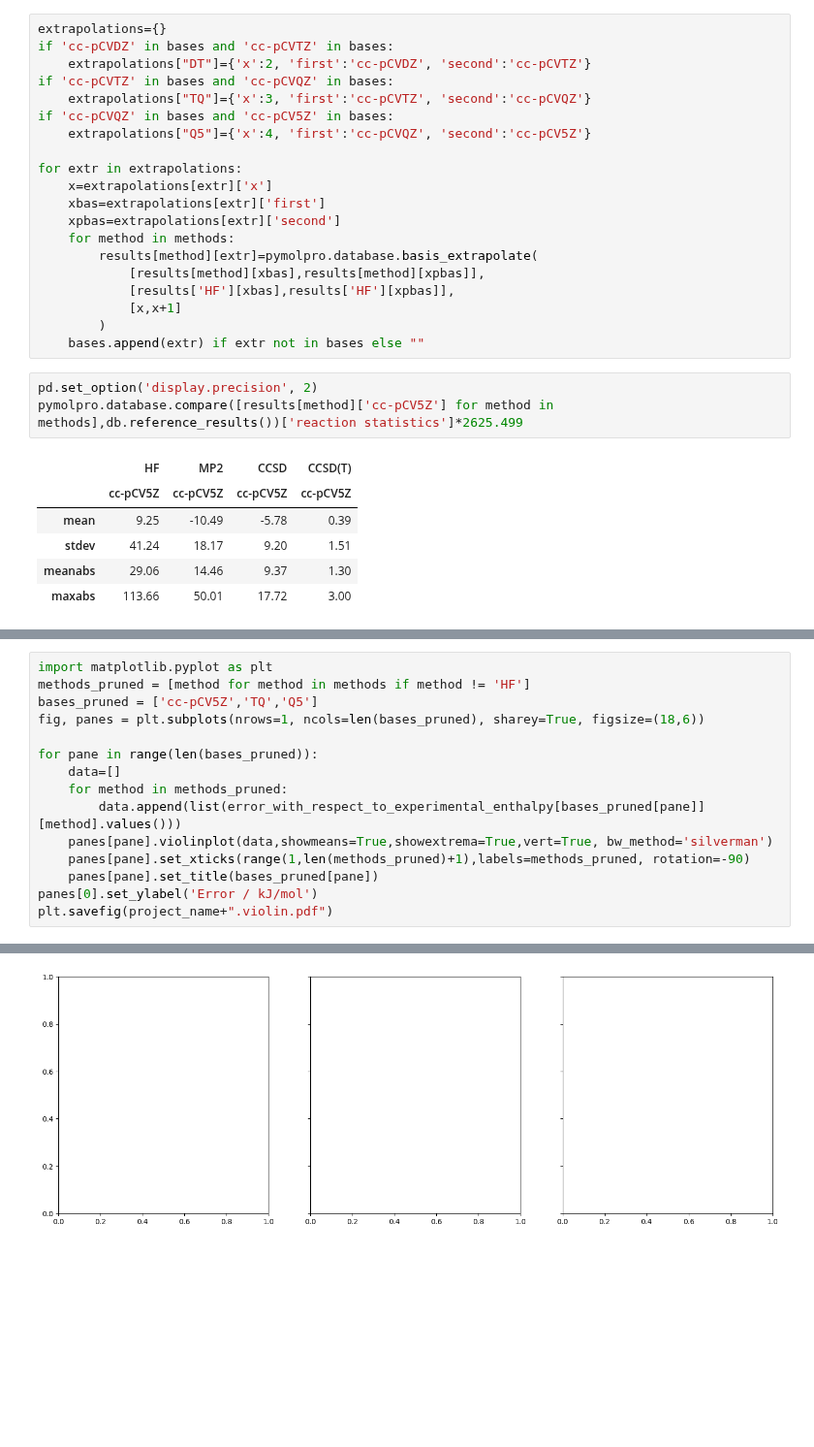
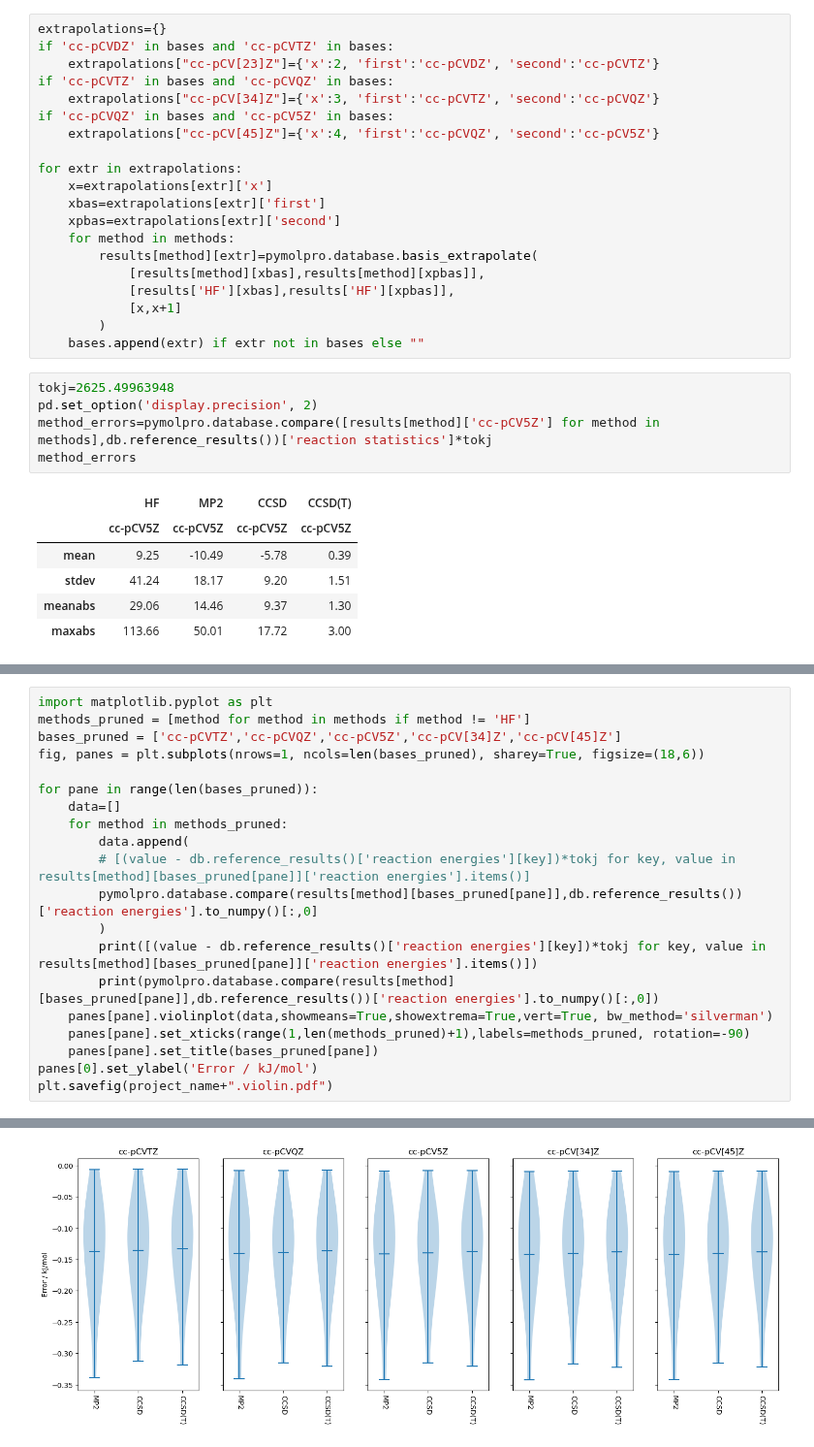
Before and after one commit to molpro/pymolpro, a Jupyter notebook: docs/source/examples/thermochemical_benchmark_for_methods.ipynb, the cells around one changed output, grey strips where cells are left out. Shown at 97% size. Saved outputs shown, nothing was run; the diff lists cells and outputs as text; blank space fills up the shorter version.

```diff
--- a/docs/source/examples/thermochemical_benchmark_for_methods.ipynb
+++ b/docs/source/examples/thermochemical_benchmark_for_methods.ipynb
@@ -27,11 +27,11 @@ for method in methods:
 # %%
 extrapolations={}
 if 'cc-pCVDZ' in bases and 'cc-pCVTZ' in bases:
-    extrapolations["DT"]={'x':2, 'first':'cc-pCVDZ', 'second':'cc-pCVTZ'}
+    extrapolations["cc-pCV[23]Z"]={'x':2, 'first':'cc-pCVDZ', 'second':'cc-pCVTZ'}
 if 'cc-pCVTZ' in bases and 'cc-pCVQZ' in bases:
-    extrapolations["TQ"]={'x':3, 'first':'cc-pCVTZ', 'second':'cc-pCVQZ'}
+    extrapolations["cc-pCV[34]Z"]={'x':3, 'first':'cc-pCVTZ', 'second':'cc-pCVQZ'}
 if 'cc-pCVQZ' in bases and 'cc-pCV5Z' in bases:
-    extrapolations["Q5"]={'x':4, 'first':'cc-pCVQZ', 'second':'cc-pCV5Z'}
+    extrapolations["cc-pCV[45]Z"]={'x':4, 'first':'cc-pCVQZ', 'second':'cc-pCV5Z'}
 
 for extr in extrapolations:
     x=extrapolations[extr]['x']
@@ -45,8 +45,10 @@ for extr in extrapolations:
         )
     bases.append(extr) if extr not in bases else ""
 # %%
+tokj=2625.49963948
 pd.set_option('display.precision', 2)
-pymolpro.database.compare([results[method]['cc-pCV5Z'] for method in methods],db.reference_results())['reaction statistics']*2625.499
+method_errors=pymolpro.database.compare([results[method]['cc-pCV5Z'] for method in methods],db.reference_results())['reaction statistics']*tokj
+method_errors
 # %% [output]
 |  | HF | MP2 | CCSD | CCSD(T) |
 |  | cc-pCV5Z | cc-pCV5Z | cc-pCV5Z | cc-pCV5Z |
@@ -67,13 +70,18 @@ pymolpro.database.compare([results['CCSD(T)'][basis] for basis in bases],db.refe
 # %%
 import matplotlib.pyplot as plt
 methods_pruned = [method for method in methods if method != 'HF']
-bases_pruned = ['cc-pCV5Z','TQ','Q5']
+bases_pruned = ['cc-pCVTZ','cc-pCVQZ','cc-pCV5Z','cc-pCV[34]Z','cc-pCV[45]Z']
 fig, panes = plt.subplots(nrows=1, ncols=len(bases_pruned), sharey=True, figsize=(18,6))
 
 for pane in range(len(bases_pruned)):
     data=[]
     for method in methods_pruned:
-        data.append(list(error_with_respect_to_experimental_enthalpy[bases_pruned[pane]][method].values()))
+        data.append(
+        # [(value - db.reference_results()['reaction energies'][key])*tokj for key, value in results[method][bases_pruned[pane]]['reaction energies'].items()]
+        pymolpro.database.compare(results[method][bases_pruned[pane]],db.reference_results())['reaction energies'].to_numpy()[:,0]
+        )
+        print([(value - db.reference_results()['reaction energies'][key])*tokj for key, value in results[method][bases_pruned[pane]]['reaction energies'].items()])
+        print(pymolpro.database.compare(results[method][bases_pruned[pane]],db.reference_results())['reaction energies'].to_numpy()[:,0])
     panes[pane].violinplot(data,showmeans=True,showextrema=True,vert=True, bw_method='silverman')
     panes[pane].set_xticks(range(1,len(methods_pruned)+1),labels=methods_pruned, rotation=-90)
     panes[pane].set_title(bases_pruned[pane])
@@ -84 +108 @@ NameError: name 'error_with_respect_to_experimental_enthalpy' is not defined
-[figure, old version]
+[figure, new version]
```
Also changed, not shown: parts of 27 cells of this notebook, 3 other files.
